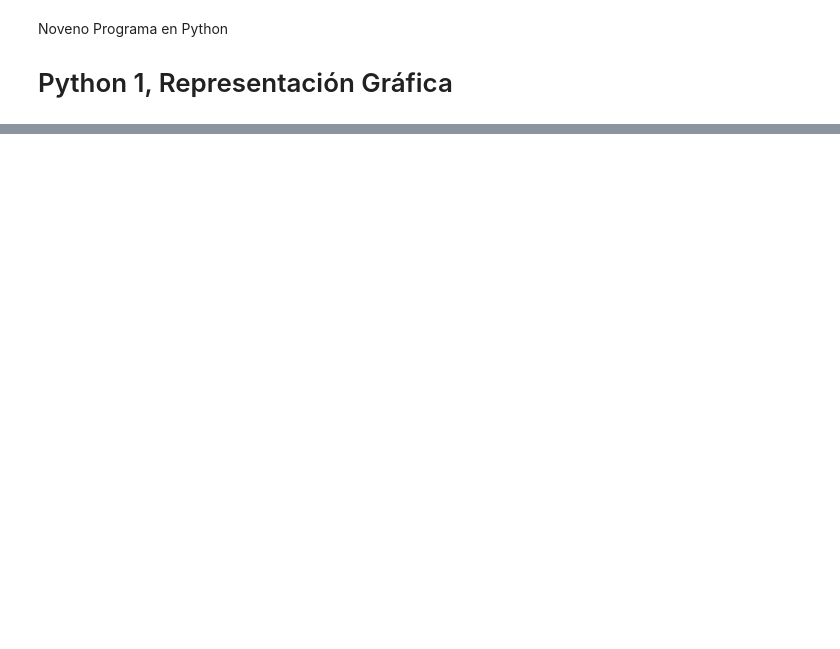
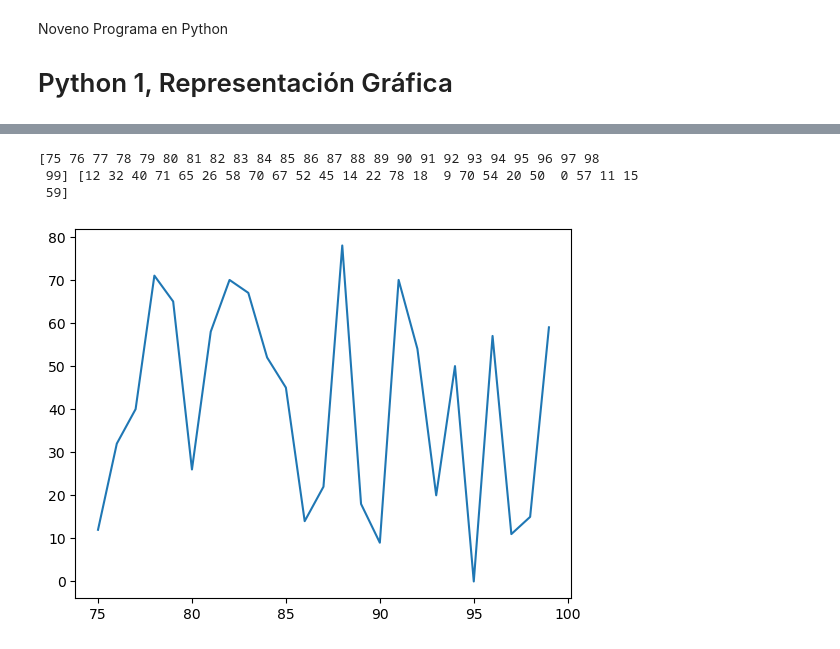
Before and after one commit to Crishito/machine12026, a Jupyter notebook: practicas/Python_Matplotlib.ipynb, the cells around one changed output, grey strips where cells are left out. Cells and saved outputs as stored; diff of their text form; code cells hidden in the pictures; blank space fills up the shorter version.

```diff
--- a/practicas/Python_Matplotlib.ipynb
+++ b/practicas/Python_Matplotlib.ipynb
@@ -17,0 +73,17 @@ Noveno Programa en Python
+# %%
+# Se pueden especificar x e y por separado
+x_data = np.arange(75, 100) # dimensiones!
+y_data = np.random.randint(80,size=(25))
+
+print(x_data,y_data)
+
+if x_data.size == y_data.size:
+    plt.plot(x_data, y_data)
+    plt.show()
+else:
+    print(f"{x_data.size} no tienen las mismas dimensiones {y_data.size}")
+# %% [output]
+[75 76 77 78 79 80 81 82 83 84 85 86 87 88 89 90 91 92 93 94 95 96 97 98
+ 99] [12 32 40 71 65 26 58 70 67 52 45 14 22 78 18  9 70 54 20 50  0 57 11 15
+ 59]
+[figure, added]
```
Also changed, not shown: parts of 71 cells of this notebook, 4 other files.
